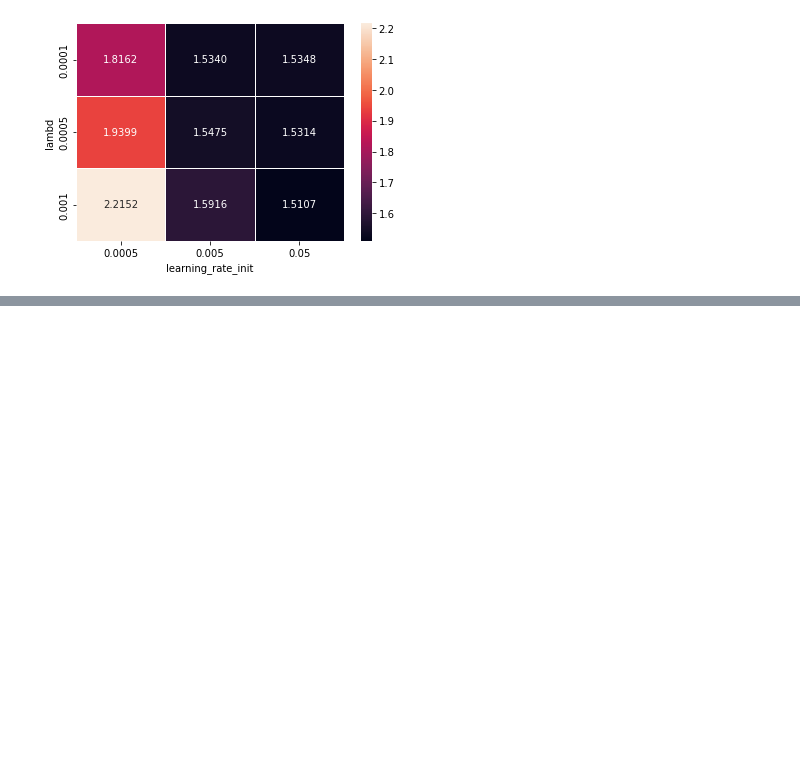
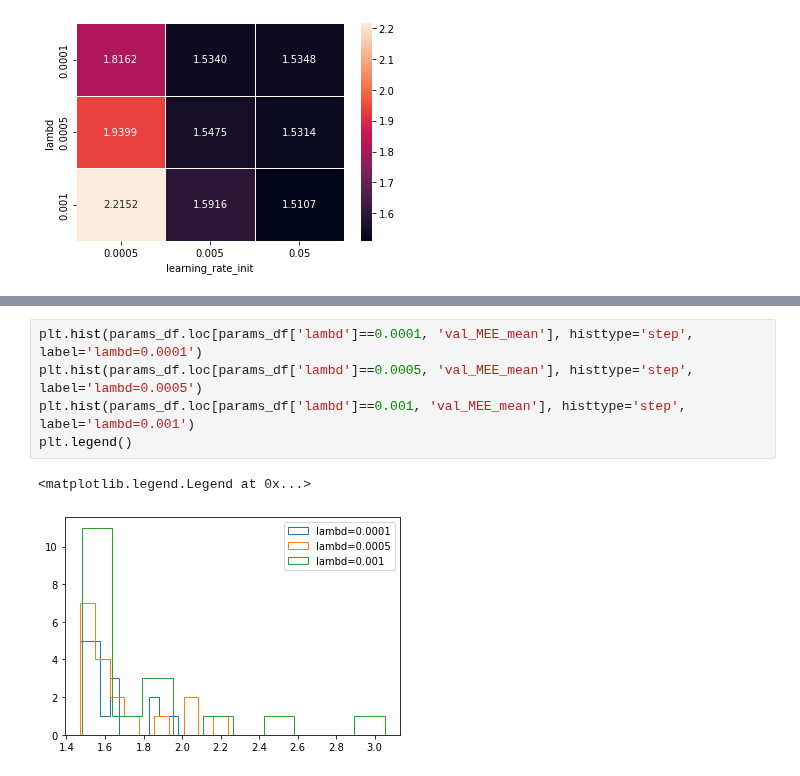
Before and after one commit to lorenzoleuzzi1/ml-project, a Jupyter notebook: gs2_params_exploring.ipynb, the cells around one changed output, grey strips where cells are left out. Saved outputs shown, nothing was run; the diff lists cells and outputs as text; blank space fills up the shorter version.

```diff
--- a/gs2_params_exploring.ipynb
+++ b/gs2_params_exploring.ipynb
@@ -203,0 +229,8 @@ sns.heatmap(pvt_k, annot=True, fmt=".4f", linewidths=.5)
+# %%
+plt.hist(params_df.loc[params_df['lambd']==0.0001, 'val_MEE_mean'], histtype='step', label='lambd=0.0001')
+plt.hist(params_df.loc[params_df['lambd']==0.0005, 'val_MEE_mean'], histtype='step', label='lambd=0.0005')
+plt.hist(params_df.loc[params_df['lambd']==0.001, 'val_MEE_mean'], histtype='step', label='lambd=0.001')
+plt.legend()
+# %% [output]
+<matplotlib.legend.Legend at 0x...>
+[figure, added]
```
Also changed, not shown: parts of 16 cells of this notebook.
